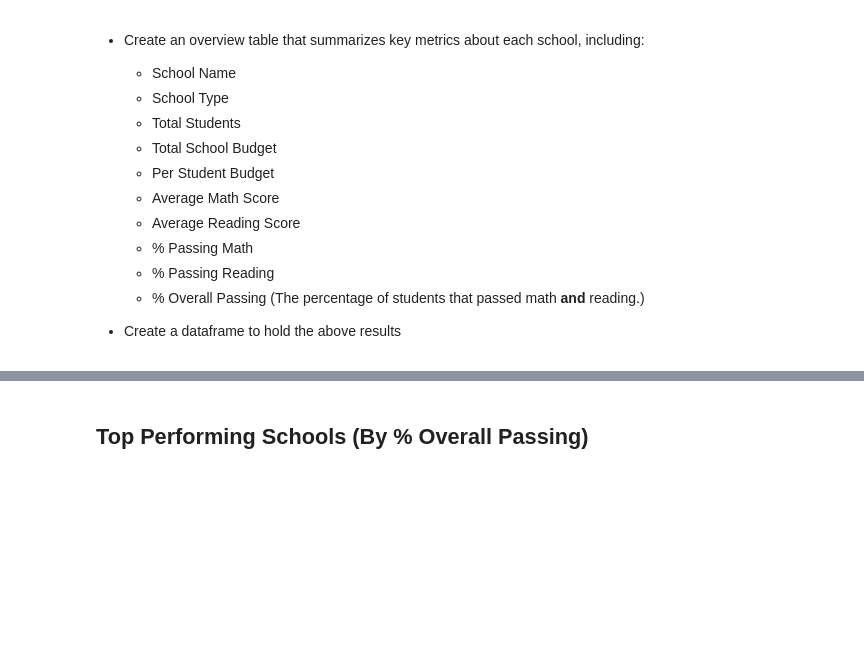
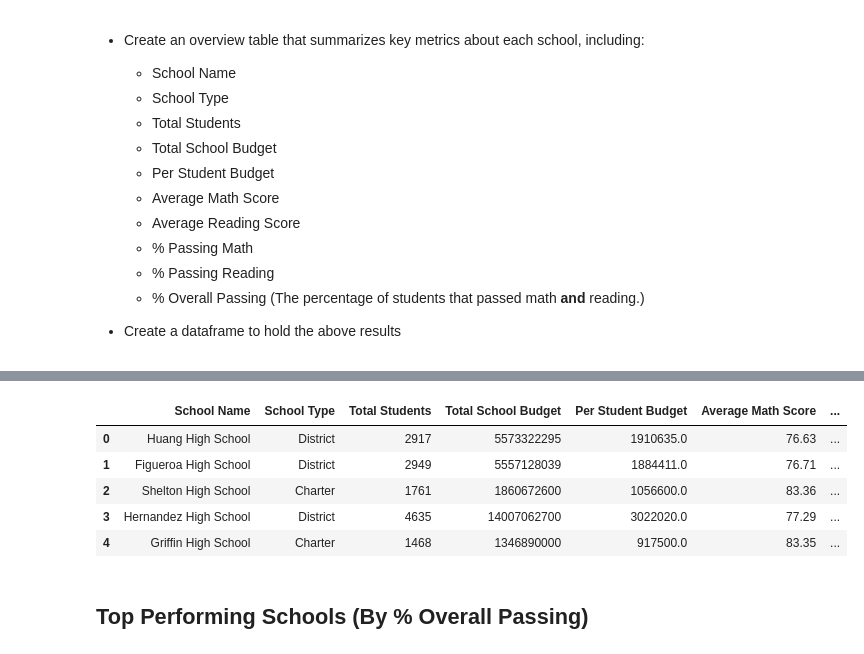
Before and after one commit to ianmkinney/pandas-challenge, a Jupyter notebook: PyCitySchools/PyCitySchools_starter.ipynb, the cells around one changed output, grey strips where cells are left out. Saved outputs shown, nothing was run; the diff lists cells and outputs as text; code cells hidden in the pictures; blank space fills up the shorter version.

```diff
--- a/PyCitySchools/PyCitySchools_starter.ipynb
+++ b/PyCitySchools/PyCitySchools_starter.ipynb
@@ -124,3 +114,60 @@ district_summary
+# %%
+### School Summary
+# Create definition that creates a summary for the school passed
+school_names = school_data_complete['school_name'].unique()
+# Create list of column names
+columns = ['School Name','School Type', 'Total Students', 'Total School Budget', 'Per Student Budget', 'Average Math Score', 'Average Reading Score', '% Passing Math', '% Passing Reading', '% Overall Passing']
+# Create empty list to store dataframes for concatenation
+dataframes = []
+def school_summary(school):
+    # Create temporary dataframe with current school's data
+    tempframe = school_data_complete.loc[school_data_complete['school_name'] == school]
+    # Define and fill Variables
+    school_type = tempframe['type'].unique()[0]
+    total_students = len(tempframe['student_name'])
+    total_school_budget = round(tempframe['budget'].sum(),2)
+    per_student_budget = round(total_school_budget/total_students,2)
+    average_math_score = round(tempframe['math_score'].mean(), 2)
+    average_reading_score = round(tempframe['reading_score'].mean(), 2)
+
+    # Percent passing math = length of passing student frame/total_students*100
+    pass_math_frame = tempframe.loc[student_frame['math_score'] >= 70]
+    passing = len(pass_math_frame['student_name'])
+    percent_passing_math = f"{round(passing/total_students*100,2)}%"
+
+    # Percent passing reading = length of passing student frame/total_students*100
+    pass_reading_frame = tempframe.loc[student_frame['reading_score'] >= 70]
+    passing = len(pass_reading_frame['student_name'])
+    percent_passing_reading = f"{round(passing/total_students*100,2)}%"
+
+    # Percent passing overall = length of passing student frame/total_students*100
+    pass_frame = tempframe.loc[student_frame['reading_score'] >= 70]
+    pass_frame = pass_frame.loc[pass_frame['math_score'] >= 70]
+    passing = len(pass_frame['student_name'])
+    percent_passing = f"{round(passing/total_students*100,2)}%"
+
+    Outdata = [[school, school_type,total_students,total_school_budget,per_student_budget,average_math_score,average_reading_score,          percent_passing_math,percent_passing_reading,percent_passing]]
+
+    outframe = pd.DataFrame(columns=columns, data=Outdata)
+    dataframes.append(outframe)
+    return
+
+# Loop through school names and use definition to fill dataframe list
+for name in school_names:
+    school_summary(name)
+
+school_summary_mast = pd.DataFrame(columns=columns)
+
+school_summary_mast = pd.concat(dataframes, axis=0, ignore_index=True)
+
+school_summary_mast.head()
+# %% [output]
+|  | School Name | School Type | Total Students | Total School Budget | Per Student Budget | Average Math Score | ... |
+| 0 | Huang High School | District | 2917 | 5573322295 | 1910635.0 | 76.63 | ... |
+| 1 | Figueroa High School | District | 2949 | 5557128039 | 1884411.0 | 76.71 | ... |
+| 2 | Shelton High School | Charter | 1761 | 1860672600 | 1056600.0 | 83.36 | ... |
+| 3 | Hernandez High School | District | 4635 | 14007062700 | 3022020.0 | 77.29 | ... |
+| 4 | Griffin High School | Charter | 1468 | 1346890000 | 917500.0 | 83.35 | ... |
 # %% [markdown]
 ## Top Performing Schools (By % Overall Passing)
 # %% [markdown]
```
Also changed, not shown: parts of 10 cells of this notebook, 1 other file.
